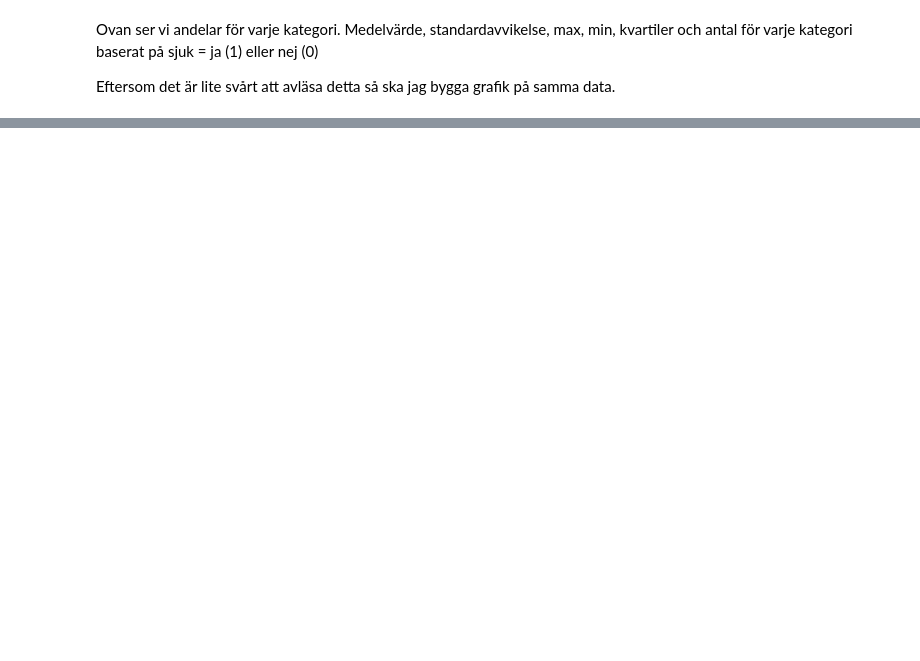
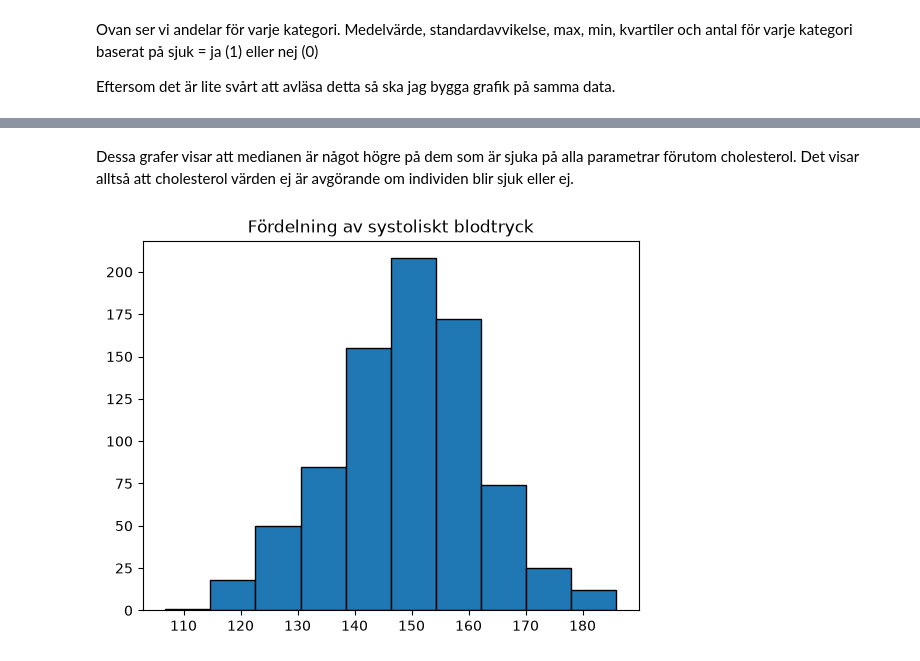
Before and after one commit to mattiasscientist/part1-examination, a Jupyter notebook: notebooks/part1notebook.ipynb, the cells around one changed output, grey strips where cells are left out. Cells and saved outputs as stored; diff of their text form; code cells hidden in the pictures; blank space fills up the shorter version.

```diff
--- a/notebooks/part1notebook.ipynb
+++ b/notebooks/part1notebook.ipynb
@@ -262,0 +297,10 @@ for col in columns:
+# %% [markdown]
+Dessa grafer visar att medianen är något högre på dem som är sjuka på alla parametrar förutom cholesterol. Det visar alltså att cholesterol värden ej är avgörande om individen blir sjuk eller ej.
+# %%
+plt.hist(df["systolic_bp"],
+         bins=10,
+         edgecolor="black")
+plt.title("Fördelning av systoliskt blodtryck")
+plt.show()
+# %% [output]
+[figure, added]
```
Also changed, not shown: parts of 8 cells of this notebook.
